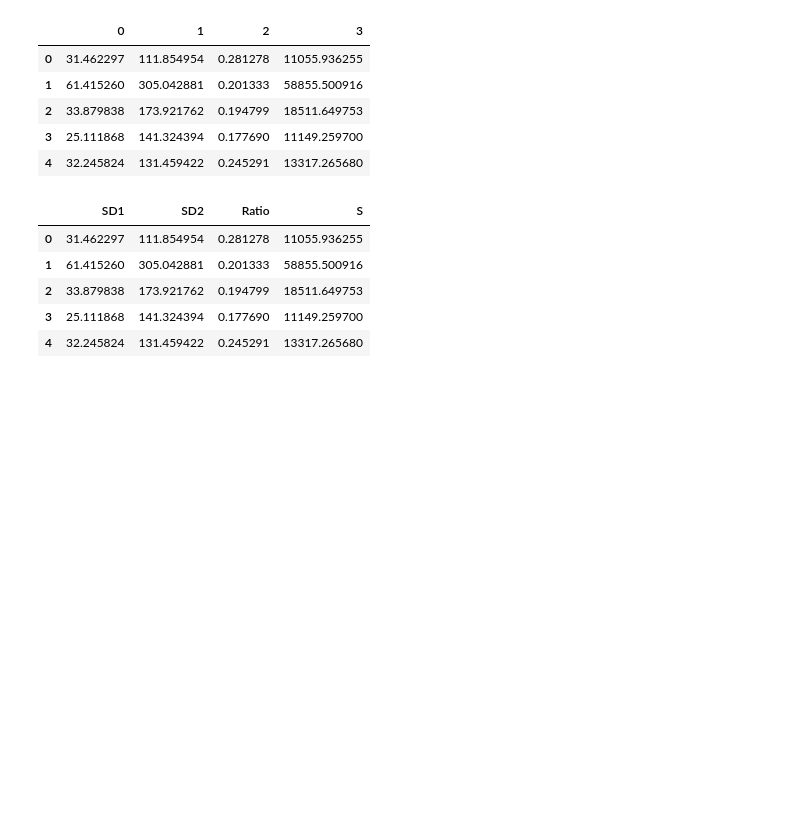
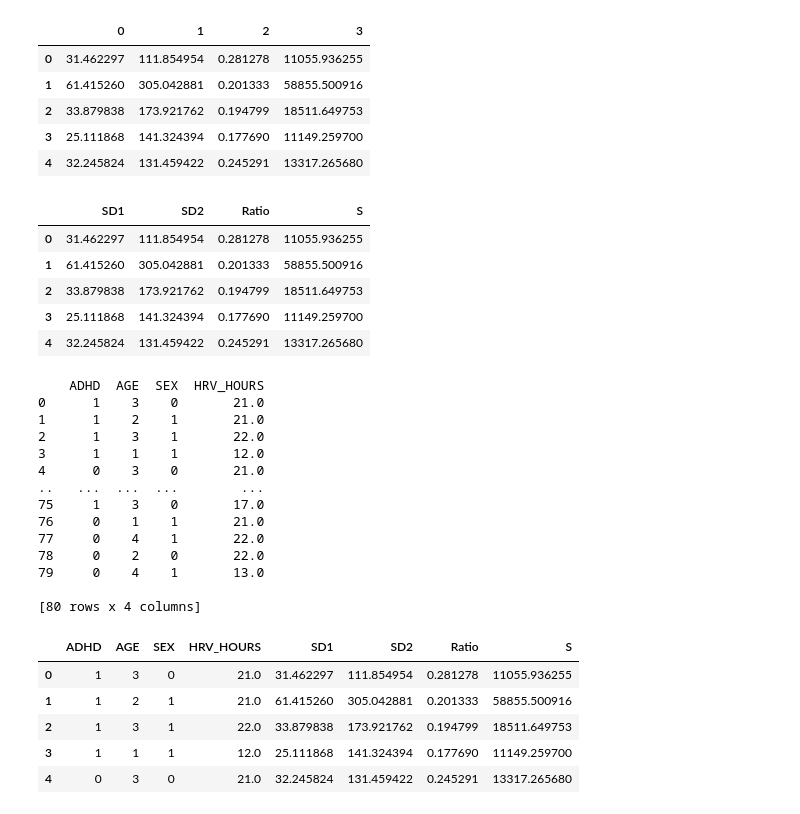
Before and after one commit to GacildaAnne/Thesis-ADHD-HRV, a Jupyter notebook: Thesis_code.ipynb, the cells around one changed output. Saved outputs shown, nothing was run; the diff lists cells and outputs as text; code cells hidden in the pictures; blank space fills up the shorter version.

```diff
--- a/Thesis_code.ipynb
+++ b/Thesis_code.ipynb
@@ -1092,0 +1093,29 @@ nonl_df.head()
+# %%
+# Add participant group, age, sex, HRV_Hours
+extract = HRV_DF[["ADHD", "AGE", "SEX", "HRV_HOURS"]]
+
+extract = extract.reset_index(drop=True)
+
+nonl_df = extract.join(nonl_df)
+nonl_df.head()
+# %% [output]
+    ADHD  AGE  SEX  HRV_HOURS
+0      1    3    0       21.0
+1      1    2    1       21.0
+2      1    3    1       22.0
+3      1    1    1       12.0
+4      0    3    0       21.0
+..   ...  ...  ...        ...
+75     1    3    0       17.0
+76     0    1    1       21.0
+77     0    4    1       22.0
+78     0    2    0       22.0
+79     0    4    1       13.0
+
+[80 rows x 4 columns]
+|  | ADHD | AGE | SEX | HRV_HOURS | SD1 | SD2 | Ratio | S |
+| 0 | 1 | 3 | 0 | 21.0 | 31.462297 | 111.854954 | 0.281278 | 11055.936255 |
+| 1 | 1 | 2 | 1 | 21.0 | 61.415260 | 305.042881 | 0.201333 | 58855.500916 |
+| 2 | 1 | 3 | 1 | 22.0 | 33.879838 | 173.921762 | 0.194799 | 18511.649753 |
+| 3 | 1 | 1 | 1 | 12.0 | 25.111868 | 141.324394 | 0.177690 | 11149.259700 |
+| 4 | 0 | 3 | 0 | 21.0 | 32.245824 | 131.459422 | 0.245291 | 13317.265680 |
```
Also changed, not shown: parts of 16 cells of this notebook.
